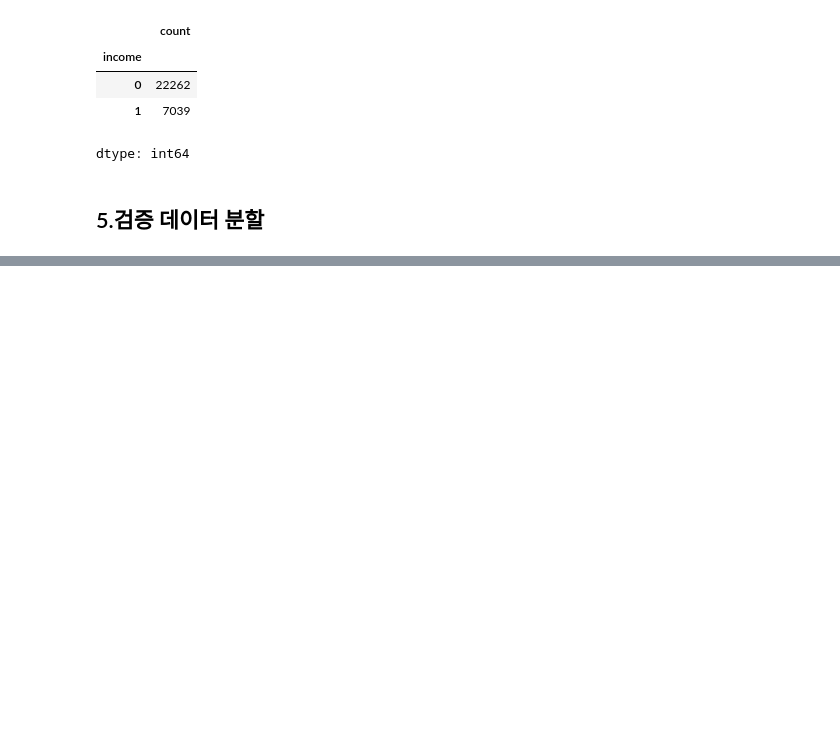
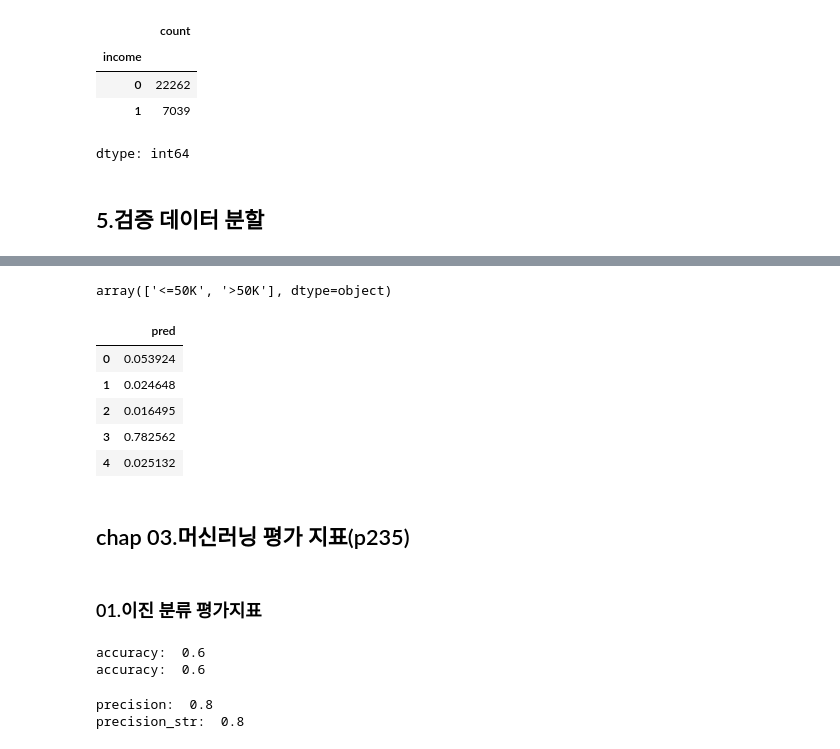
Before and after one commit to va4756/yemoon_bigdata_test, a Jupyter notebook: bigdata_시나공_연습문제_00.ipynb, the cells around one changed output, grey strips where cells are left out. Saved outputs shown, nothing was run; the diff lists cells and outputs as text; code cells hidden in the pictures; blank space fills up the shorter version.

```diff
--- a/bigdata_시나공_연습문제_00.ipynb
+++ b/bigdata_시나공_연습문제_00.ipynb
@@ -1530,0 +1615,4 @@ dtype: int64
+# %%
+lgbmc.classes_  # pred[:, 1] 사용
+# %% [output]
+array(['<=50K', '>50K'], dtype=object)
@@ -1530,0 +1622,14 @@ dtype: int64
+# %%
+df = pd.read_csv('result.csv')
+df.head()
+# %% [output]
+|  | pred |
+| 0 | 0.053924 |
+| 1 | 0.024648 |
+| 2 | 0.016495 |
+| 3 | 0.782562 |
+| 4 | 0.025132 |
+# %% [markdown]
+## chap 03.머신러닝 평가 지표(p235)
+# %% [markdown]
+### 01.이진 분류 평가지표
@@ -1530,0 +1644,22 @@ dtype: int64
+# %%
+# 정확도(Accuracy)
+from sklearn.metrics import accuracy_score
+accuracy = accuracy_score(y_true, y_pred)
+print('accuracy: ', accuracy)
+
+accuracy_str = accuracy_score(y_true_str, y_pred_str)
+print('accuracy: ', accuracy_str)
+# %% [output]
+accuracy:  0.6
+accuracy:  0.6
+# %%
+# 정밀도(Precision)
+from sklearn.metrics import precision_score
+precision = precision_score(y_true, y_pred)
+print('precision: ', precision)
+
+precision_str = precision_score(y_true_str, y_pred_str, pos_label='A')
+print('precision_str: ', precision_str)
+# %% [output]
+precision:  0.8
+precision_str:  0.8
```
Also changed, not shown: parts of 19 cells of this notebook.
